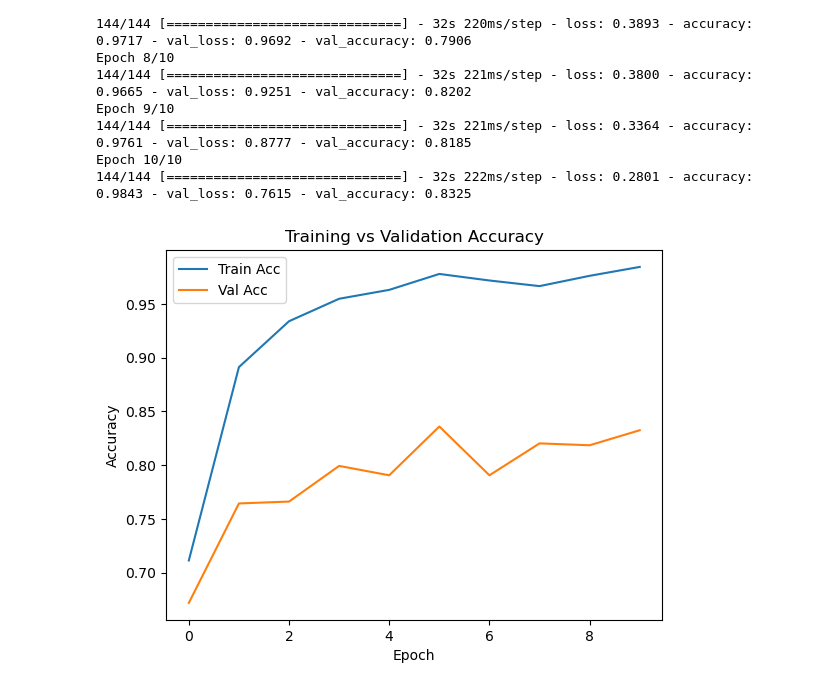
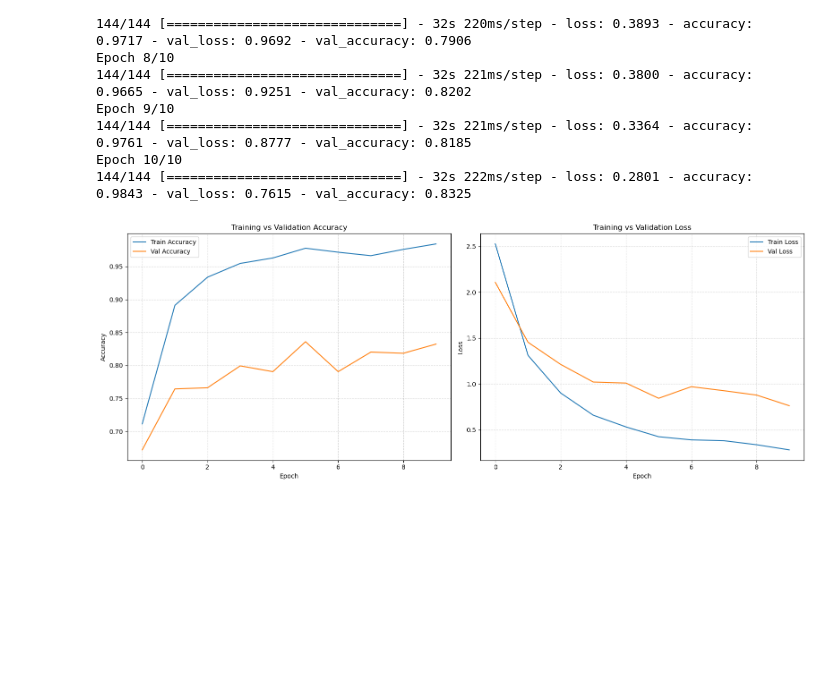
Before and after one commit to andelagrizelj/BVPraktikum-BrainTumorDetection, a Jupyter notebook: multiple_instance_learning.ipynb, the cells around one changed output. Cells and saved outputs as stored; diff of their text form; code cells hidden in the pictures; blank space fills up the shorter version.

Commit message:
added loss graph

```diff
--- a/multiple_instance_learning.ipynb
+++ b/multiple_instance_learning.ipynb
@@ -228,14 +228,46 @@ Epoch 9/10
 Epoch 10/10
 144/144 [==============================] - 32s 222ms/step - loss: 0.2801 - accuracy: 0.9843 - val_loss: 0.7615 - val_accuracy: 0.8325
 # %%
+import matplotlib
 import matplotlib.pyplot as plt
 
-plt.plot(history.history['accuracy'], label='Train Acc')
-plt.plot(history.history['val_accuracy'], label='Val Acc')
-plt.xlabel('Epoch')
-plt.ylabel('Accuracy')
-plt.legend()
-plt.title("Training vs Validation Accuracy")
+# Set global font sizes when used for presentation
+# plt.rcParams.update({
+#     'axes.titlesize': 18,    # Title font size
+#     'axes.labelsize': 16,    # X and Y axis label size
+#     'xtick.labelsize': 14,   # X-axis tick label size
+#     'ytick.labelsize': 14,   # Y-axis tick label size
+#     'legend.fontsize': 14,   # Legend font size
+# })
+plt.rcParams.update(matplotlib.rcParamsDefault) # else restore default parameters
+
+# Create figure with 1 row and 2 columns
+fig, (ax1, ax2) = plt.subplots(1, 2, figsize=(16, 6))
+
+# --- Plot 1: Accuracy ---
+ax1.plot(history.history['accuracy'], label='Train Accuracy')
+ax1.plot(history.history['val_accuracy'], label='Val Accuracy')
+ax1.set_xlabel('Epoch')
+ax1.set_ylabel('Accuracy')
+ax1.set_title('Training vs Validation Accuracy')
+ax1.legend()
+ax1.grid(True, linestyle='--', alpha=0.5)
+
+# --- Plot 2: Loss ---
+ax2.plot(history.history['loss'], label='Train Loss')
+ax2.plot(history.history['val_loss'], label='Val Loss')
+ax2.set_xlabel('Epoch')
+ax2.set_ylabel('Loss')
+ax2.set_title('Training vs Validation Loss')
+ax2.legend()
+ax2.grid(True, linestyle='--', alpha=0.5)
+
+# Improve layout and save
+plt.tight_layout()
+plt.savefig('test/accuracy_and_loss.jpg', dpi=300, bbox_inches='tight')
 plt.show()
+
+
+# TODO implement confusion matrix
 # %% [output]
-[figure, old version]
+[figure, new version]
```
Also changed, not shown: parts of 2 cells of this notebook.
